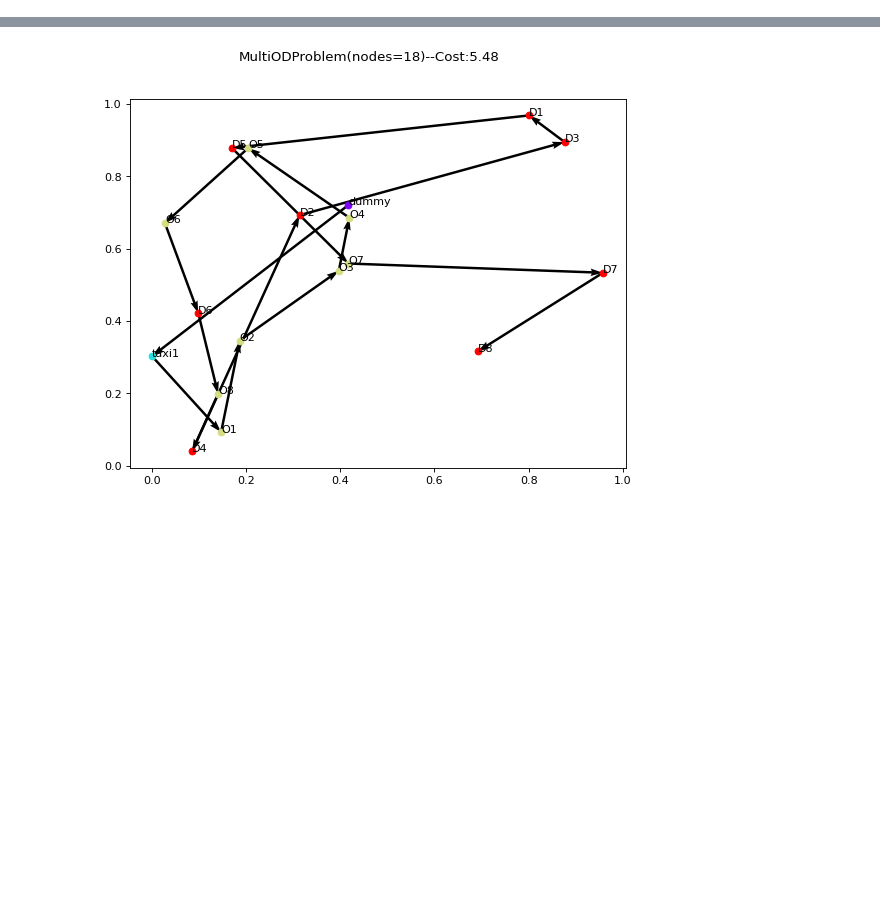
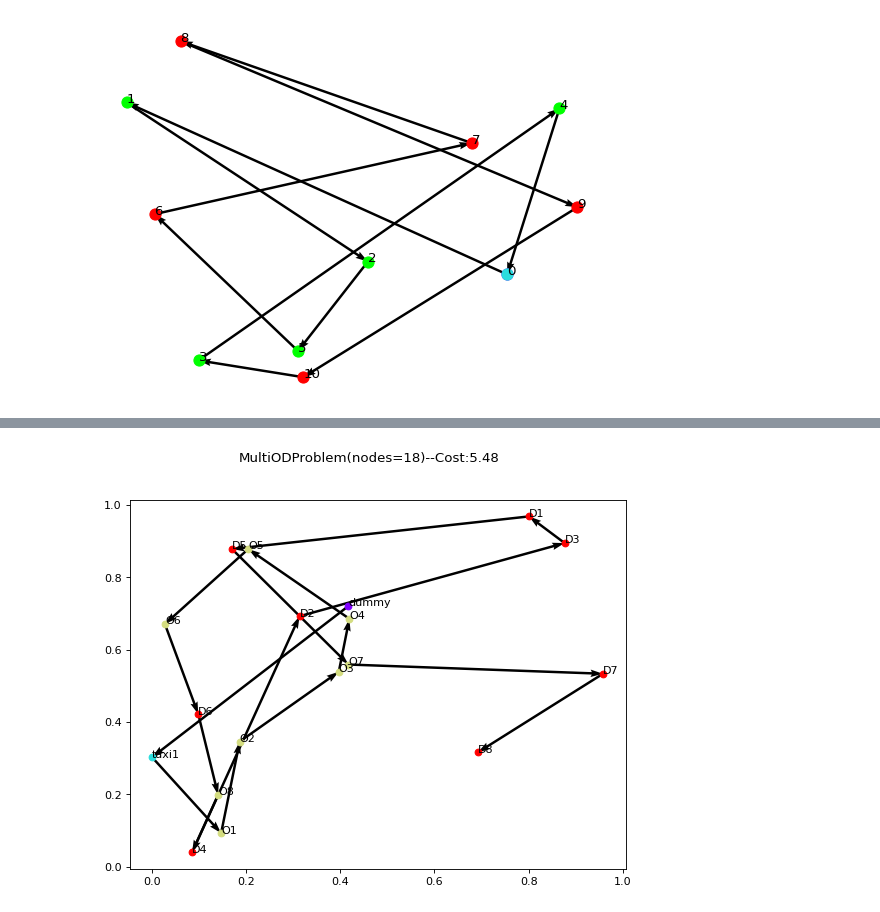
Before and after one commit to bwfbowen/L2T, a Jupyter notebook: test.ipynb, the cells around one changed output, grey strips where cells are left out. Saved outputs shown, nothing was run; the diff lists cells and outputs as text; code cells hidden in the pictures; blank space fills up the shorter version.

```diff
--- a/test.ipynb
+++ b/test.ipynb
@@ -15,0 +13,21 @@ s = p.generate_feasible_solution()
+# %%
+import os
+instance_name = 'random-005-06203.tsp'
+instance_name_head = instance_name[:instance_name.index('.tsp')]
+instance = os.path.join('data', 'tsppdlib', 'instances', 'random-uniform', instance_name)
+lkh3_dir = os.path.join('..', 'U')
+ortools_dir = os.path.join('..', 'tmp', 'ortools')
+lkh3_results = os.listdir(lkh3_dir)
+ortools_results = os.listdir(ortools_dir)
+lkh3_instance_result = [i for i in lkh3_results if instance_name_head in i][0]
+ortools_instance_result = [i for i in ortools_results if instance_name_head in i][0]
+ortools_tour = get_ortools_tour(os.path.join(ortools_dir, ortools_instance_result))
+locations = read_instance_data(instance)
+p = MultiODProblem(locations=locations, seed=1)
+p.convert_distance_matrix_to_int()
+opt_s = get_lkh3_tour(os.path.join(lkh3_dir, lkh3_instance_result))
+opt_s = MultiODSolution([opt_s], p)
+opt_s_or = get_ortools_tour(os.path.join(ortools_dir, ortools_instance_result))
+opt_s_or = MultiODSolution([opt_s_or], p)
+si = [[0, 1, 2, 3, 6, 7, 8, 9, 10, 11, 4, 5, 0]]
+si = MultiODSolution(si, p)
@@ -15,0 +36,4 @@ s = p.generate_feasible_solution()
+# %%
+fig = display_result(p, si, display_back_to_dummy=True, custom_o_color='#00FF00', display_title=False, annotate_number=True)
+# %% [output]
+[figure, added]
```
Also changed, not shown: parts of 8 cells of this notebook, 5 other files.
